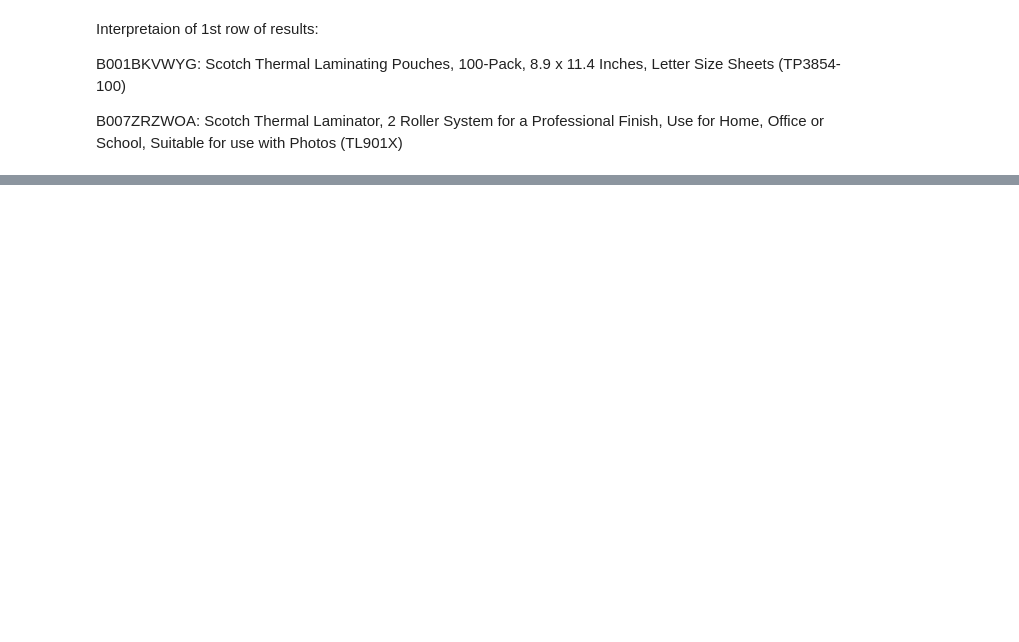
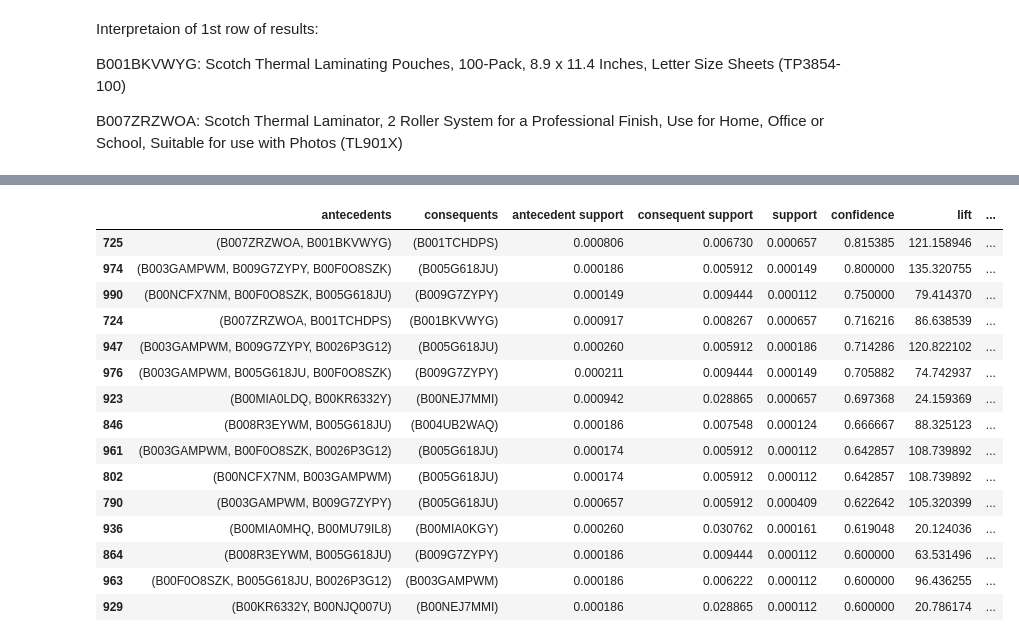
Before and after one commit to jbenasuli/consumer_behavior, a Jupyter notebook: Apriori-Apparel_Furniture_Music_Office.ipynb, the cells around one changed output, grey strips where cells are left out. Saved outputs shown, nothing was run; the diff lists cells and outputs as text; code cells hidden in the pictures; blank space fills up the shorter version.

```diff
--- a/Apriori-Apparel_Furniture_Music_Office.ipynb
+++ b/Apriori-Apparel_Furniture_Music_Office.ipynb
@@ -304,2 +348,6 @@ apriori_rules_music
 | 629 | (B00MIA0KGY) | (B00KNFJDSW) | 0.030762 | 0.003594 | 0.000112 | 0.003626 | 1.008871 | ... |
 1002 rows × 9 columns
+# %%
+# Add category column (to be used in viz)
+apriori_rules_music['Category'] = 'Music'
+apriori_rules_music
@@ -355,2 +417,6 @@ apriori_rules_office
 | 28 | (B00007M1TZ) | (B004NBZDSG) | 0.022464 | 0.007406 | 0.000184 | 0.008201 | 1.107373 | ... |
 150 rows × 9 columns
+# %%
+# Add category column (to be used in viz)
+apriori_rules_office['Category'] = 'Office'
+apriori_rules_office
@@ -362,3 +442,7 @@ Interpretaion of 1st row of results:
 B001BKVWYG: Scotch Thermal Laminating Pouches, 100-Pack, 8.9 x 11.4 Inches, Letter Size Sheets (TP3854-100)
 
 B007ZRZWOA: Scotch Thermal Laminator, 2 Roller System for a Professional Finish, Use for Home, Office or School, Suitable for use with Photos (TL901X)
+# %%
+# Concatenate dfs for visualization
+df_viz_1 = pd.concat([apriori_rules_apparel,apriori_rules_furniture,apriori_rules_music,apriori_rules_office], axis=0)
+df_viz_1
@@ -364,0 +463,21 @@ B007ZRZWOA: Scotch Thermal Laminator, 2 Roller System for a Professional Finish,
+# %%
+# Filter results confidence level > 60%
+df_viz_1 = df_viz_1[df_viz_1['confidence'] >= 0.6]
+df_viz_1
+# %% [output]
+|  | antecedents | consequents | antecedent support | consequent support | support | confidence | lift | ... |
+| 725 | (B007ZRZWOA, B001BKVWYG) | (B001TCHDPS) | 0.000806 | 0.006730 | 0.000657 | 0.815385 | 121.158946 | ... |
+| 974 | (B003GAMPWM, B009G7ZYPY, B00F0O8SZK) | (B005G618JU) | 0.000186 | 0.005912 | 0.000149 | 0.800000 | 135.320755 | ... |
+| 990 | (B00NCFX7NM, B00F0O8SZK, B005G618JU) | (B009G7ZYPY) | 0.000149 | 0.009444 | 0.000112 | 0.750000 | 79.414370 | ... |
+| 724 | (B007ZRZWOA, B001TCHDPS) | (B001BKVWYG) | 0.000917 | 0.008267 | 0.000657 | 0.716216 | 86.638539 | ... |
+| 947 | (B003GAMPWM, B009G7ZYPY, B0026P3G12) | (B005G618JU) | 0.000260 | 0.005912 | 0.000186 | 0.714286 | 120.822102 | ... |
+| 976 | (B003GAMPWM, B005G618JU, B00F0O8SZK) | (B009G7ZYPY) | 0.000211 | 0.009444 | 0.000149 | 0.705882 | 74.742937 | ... |
+| 923 | (B00MIA0LDQ, B00KR6332Y) | (B00NEJ7MMI) | 0.000942 | 0.028865 | 0.000657 | 0.697368 | 24.159369 | ... |
+| 846 | (B008R3EYWM, B005G618JU) | (B004UB2WAQ) | 0.000186 | 0.007548 | 0.000124 | 0.666667 | 88.325123 | ... |
+| 961 | (B003GAMPWM, B00F0O8SZK, B0026P3G12) | (B005G618JU) | 0.000174 | 0.005912 | 0.000112 | 0.642857 | 108.739892 | ... |
+| 802 | (B00NCFX7NM, B003GAMPWM) | (B005G618JU) | 0.000174 | 0.005912 | 0.000112 | 0.642857 | 108.739892 | ... |
+| 790 | (B003GAMPWM, B009G7ZYPY) | (B005G618JU) | 0.000657 | 0.005912 | 0.000409 | 0.622642 | 105.320399 | ... |
+| 936 | (B00MIA0MHQ, B00MU79IL8) | (B00MIA0KGY) | 0.000260 | 0.030762 | 0.000161 | 0.619048 | 20.124036 | ... |
+| 864 | (B008R3EYWM, B005G618JU) | (B009G7ZYPY) | 0.000186 | 0.009444 | 0.000112 | 0.600000 | 63.531496 | ... |
+| 963 | (B00F0O8SZK, B005G618JU, B0026P3G12) | (B003GAMPWM) | 0.000186 | 0.006222 | 0.000112 | 0.600000 | 96.436255 | ... |
+| 929 | (B00KR6332Y, B00NJQ007U) | (B00NEJ7MMI) | 0.000186 | 0.028865 | 0.000112 | 0.600000 | 20.786174 | ... |
```
Also changed, not shown: parts of 14 cells of this notebook.
